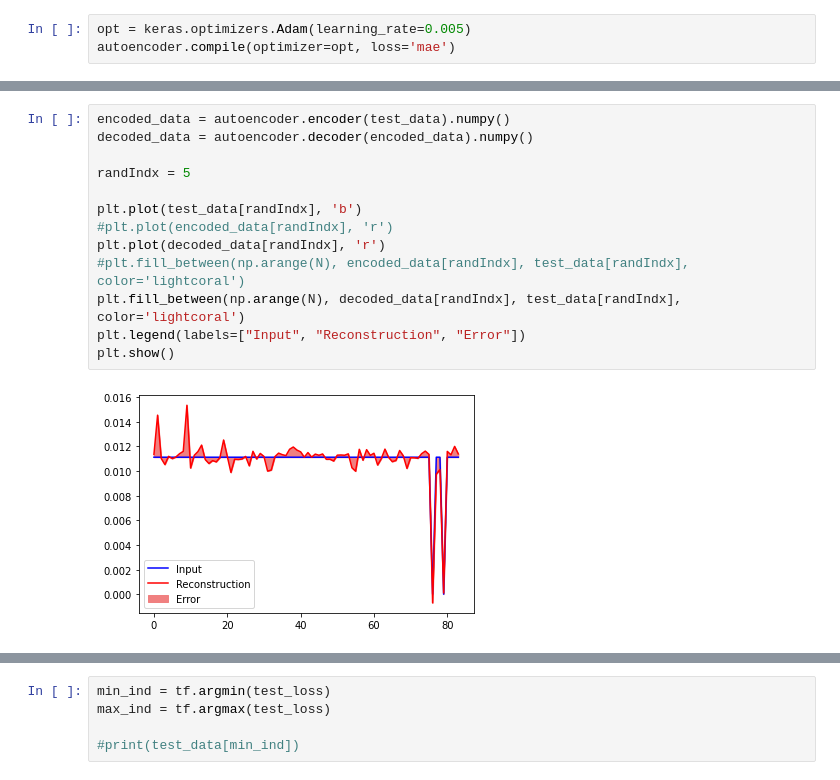
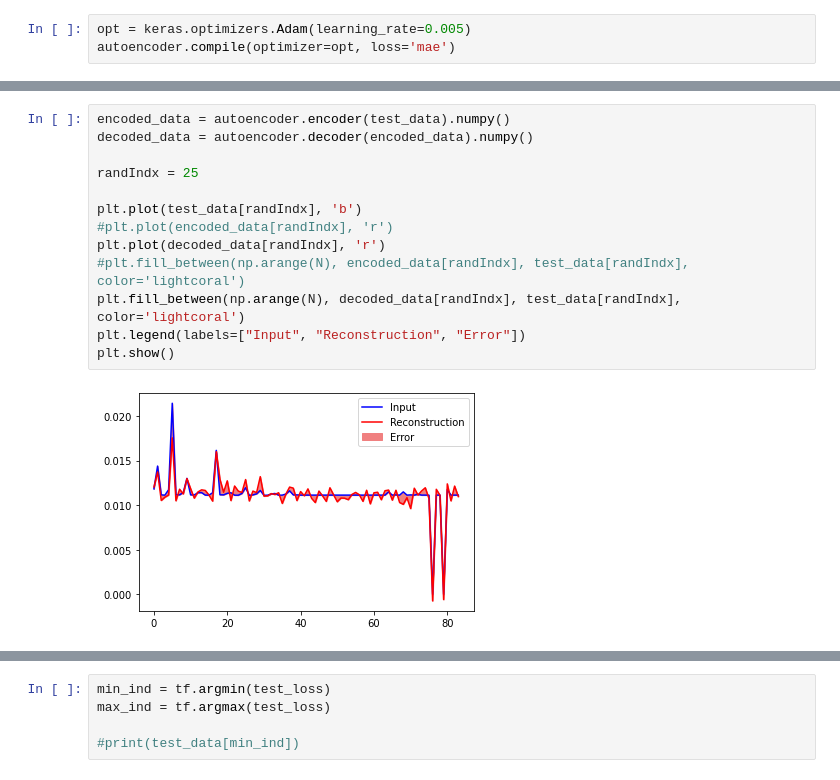
Before and after one commit to keaveney/ad_playground, a Jupyter notebook: AD_Demo-HPT-h5Direct.ipynb, the cells around one changed output, grey strips where cells are left out. Drawn from its saved outputs; the diff is of its cells as text.

```diff
--- a/AD_Demo-HPT-h5Direct.ipynb
+++ b/AD_Demo-HPT-h5Direct.ipynb
@@ -179,18 +182,18 @@ plt.legend()
 # %%
 encoded_data = autoencoder.encoder(test_data).numpy()
 decoded_data = autoencoder.decoder(encoded_data).numpy()
 
-randIndx = 5
+randIndx = 25
 
 plt.plot(test_data[randIndx], 'b')
 #plt.plot(encoded_data[randIndx], 'r')
 plt.plot(decoded_data[randIndx], 'r')
 #plt.fill_between(np.arange(N), encoded_data[randIndx], test_data[randIndx], color='lightcoral')
 plt.fill_between(np.arange(N), decoded_data[randIndx], test_data[randIndx], color='lightcoral')
 plt.legend(labels=["Input", "Reconstruction", "Error"])
 plt.show()
 # %% [output]
-[figure, old version]
+[figure, new version]
 # %%
 reconstructions = autoencoder.predict(train_data)
 train_loss = tf.keras.losses.mae(reconstructions, train_data)
```
Also changed, not shown: parts of 12 cells of this notebook.
